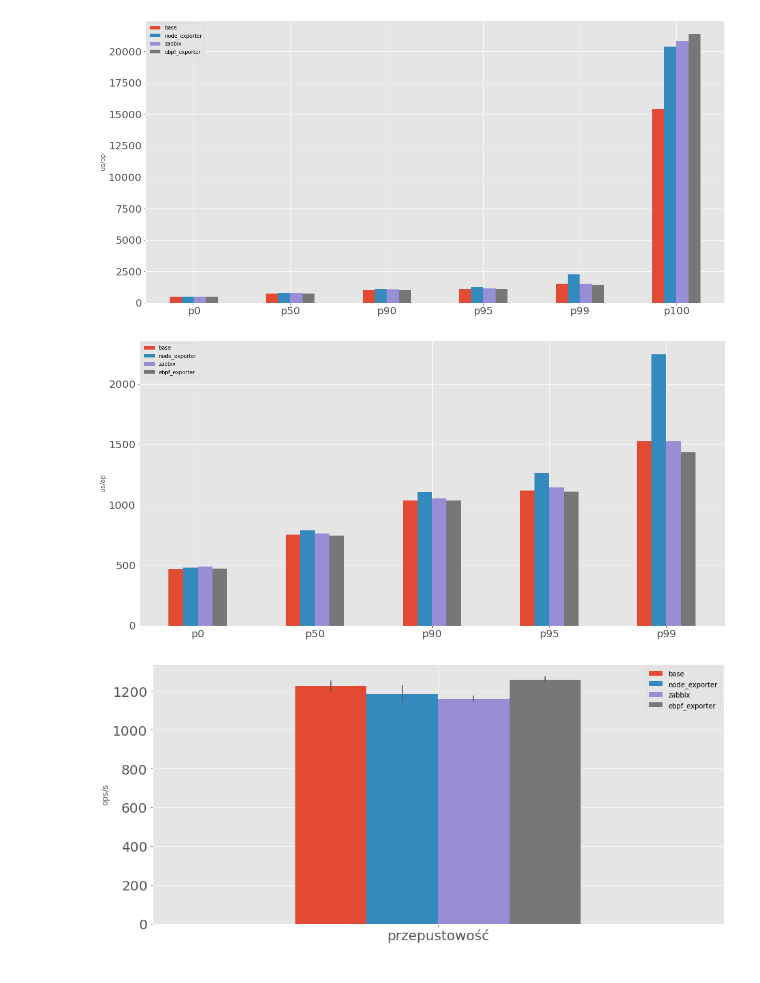
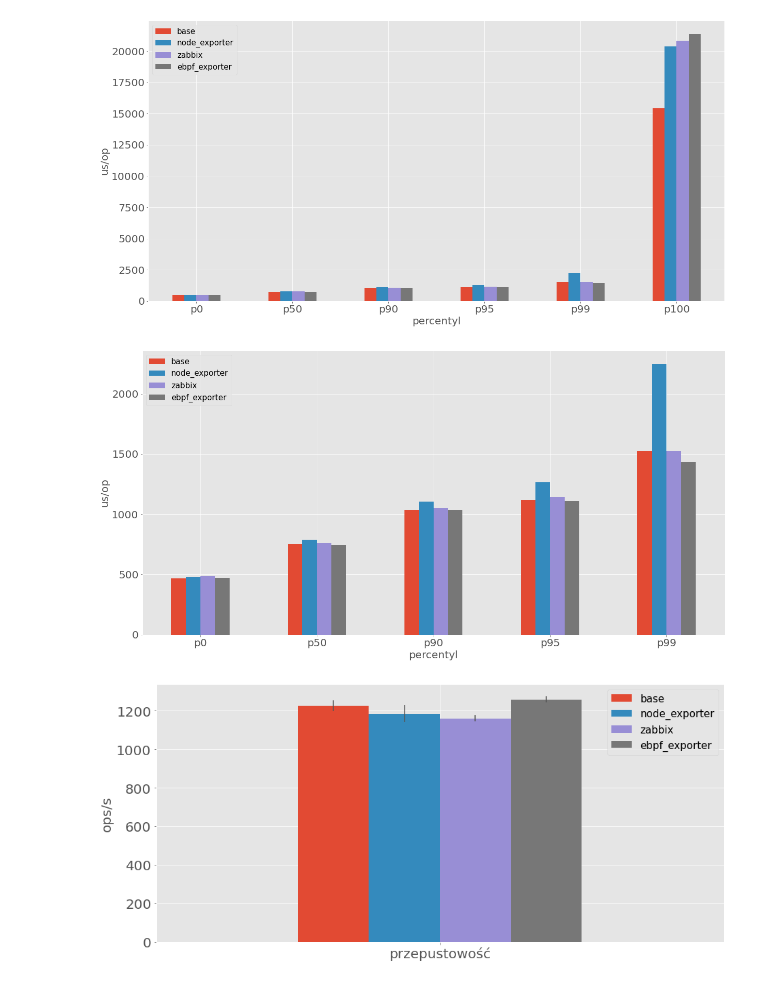
Before and after one commit to Automaat/magisterka, a Jupyter notebook: results/results_analysis.ipynb, the cells around one changed output. Drawn from its saved outputs; the diff is of its cells as text; code cells hidden in the pictures.

```diff
--- a/results/results_analysis.ipynb
+++ b/results/results_analysis.ipynb
@@ -5,28 +5,30 @@ plt.style.use('ggplot')
 # %%
 # CPU BENCHMARK TIMES
 names = ['p0', 'p50', 'p90', 'p95', 'p99', 'p100']
 base_cpu = [467.968, 753.664, 1037.312, 1118.208, 1523.712, 15417.344]
 node_exporter_cpu = [481.280, 788.480, 1103.872, 1265.664, 2244.608, 20381.696] # 5%
 zabbix_exporter_cpu = [486.912, 763.904, 1050.624, 1144.832, 1523.712, 20840.448] # 1%
 ebpf_exporter_cpu = [471.552, 745.472, 1035.264, 1107.968, 1435.648, 21364.736] #0%
 
 d = {'names': names, 'base': base_cpu, 'node_exporter': node_exporter_cpu, 'zabbix': zabbix_exporter_cpu, 'ebpf_exporter': ebpf_exporter_cpu}
 df = pd.DataFrame(data=d)
 
 ax = df.plot.bar(x='names', figsize=(20,10), rot=0, fontsize=20)
-ax.set_ylabel("us/op")
-ax.set_xlabel("")
+ax.set_ylabel("us/op", fontsize=20)
+ax.set_xlabel("percentyl", fontsize=20)
+ax.legend(fontsize=15)
 plt.savefig("cpu_benchmark.png")
 # %% [output]
-[figure, old version]
+[figure, new version]
 # %%
 # CPU BENCHMARK TIMES WITHOUT MAX
 ax = df[df['names'] != 'p100'].plot.bar(x='names', figsize=(20,10), rot=0, fontsize=20)
-ax.set_ylabel("us/op")
-ax.set_xlabel("")
+ax.set_ylabel("us/op", fontsize=20)
+ax.set_xlabel("percentyl", fontsize=20)
+ax.legend(fontsize=15)
 plt.savefig("cpu_benchmark_without_max.png")
 # %% [output]
-[figure, old version]
+[figure, new version]
 # %%
 # CPU BENCHMARK THROUGHPUT
 names = ['przepustowość']
@@ -45,11 +47,12 @@ df = pd.DataFrame(data=d)
 errors_dict = {'base': base_errors, 'node_exporter': node_exporter_errors, 'zabbix': zabbix_errors, 'ebpf_exporter': ebpf_exporter_errors}
 
 ax = df.plot.bar(x='names', yerr=errors_dict, figsize=(15,7), rot=0, fontsize=20)
-ax.set_ylabel("ops/s")
+ax.set_ylabel("ops/s", fontsize=20)
 ax.set_xlabel("")
+ax.legend(fontsize=15)
 plt.savefig("cpu_benchmark_thrpt.png")
 # %% [output]
-[figure, old version]
+[figure, new version]
 # %%
 # FILE BENCHMARK TIMES
 names = ['p0', 'p50', 'p90', 'p95', 'p99', 'p100']
```
Also changed, not shown: parts of 8 cells of this notebook, 11 other files.
